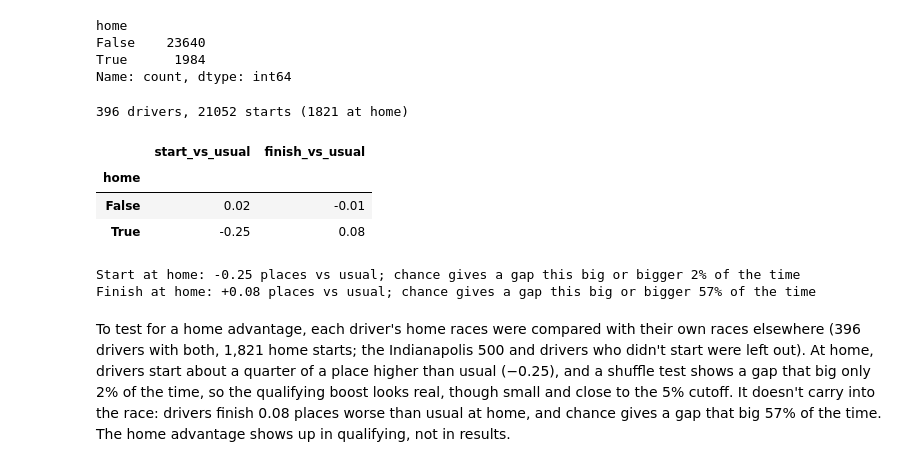
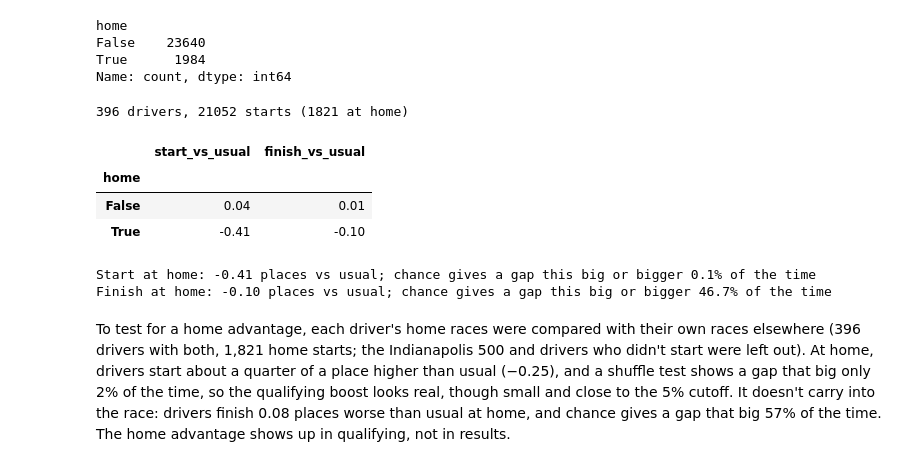
Before and after one commit to Aris-Esfahani/what-decides-an-f1-race, a Jupyter notebook: notebooks/03_test_claims.ipynb, the cells around one changed output. Saved outputs shown, nothing was run; the diff lists cells and outputs as text; code cells hidden in the pictures.

```diff
--- a/notebooks/03_test_claims.ipynb
+++ b/notebooks/03_test_claims.ipynb
@@ -243,24 +243,31 @@ Name: count, dtype: int64
 # %%
 # Only starts from a real grid spot
 compare = starts[starts["grid"] > 0].copy()
+
+# Field sizes have changed a lot (in the 1970s and 1980s Monaco started about 4 fewer cars than other
+# races), so "12th" doesn't mean the same thing in every race. Measure each grid spot and finish against
+# the middle of that race's field instead: 0 = middle, negative = nearer the front.
+# This happens before any drivers are dropped, so the middle is worked out from every car in the race
+compare["grid_vs_field"] = compare["grid"] - compare.groupby("raceId")["grid"].transform("mean")
+compare["finish_vs_field"] = compare["positionOrder"] - compare.groupby("raceId")["positionOrder"].transform("mean")
 
 # Keep drivers with at least one home AND one away start, so each can be compared with themselves
 n_home = compare.groupby("driverId")["home"].transform("sum")
 n_total = compare.groupby("driverId")["home"].transform("size")
 compare = compare[(n_home > 0) & (n_home < n_total)].copy()
 
 # Each start vs. that driver's usual (negative = better than usual, because lower positions are better)
-compare["start_vs_usual"] = compare["grid"] - compare.groupby("driverId")["grid"].transform("mean")
-compare["finish_vs_usual"] = compare["positionOrder"] - compare.groupby("driverId")["positionOrder"].transform("mean")
+compare["start_vs_usual"] = compare["grid_vs_field"] - compare.groupby("driverId")["grid_vs_field"].transform("mean")
+compare["finish_vs_usual"] = compare["finish_vs_field"] - compare.groupby("driverId")["finish_vs_field"].transform("mean")
 
 print(f"{compare['driverId'].nunique()} drivers, {len(compare)} starts ({compare['home'].sum()} at home)")
 compare.groupby("home")[["start_vs_usual", "finish_vs_usual"]].mean().round(2)
 # %% [output]
 396 drivers, 21052 starts (1821 at home)
 |  | start_vs_usual | finish_vs_usual |
 | home |  |  |
-| False | 0.02 | -0.01 |
-| True | -0.25 | 0.08 |
+| False | 0.04 | 0.01 |
+| True | -0.41 | -0.10 |
 # %%
 rng = np.random.default_rng(42)  # same "random" result every run
 
@@ -278,11 +285,11 @@ for i in range(1000):
 start_share = (np.abs(fake_start) >= abs(observed_start)).mean()
 finish_share = (np.abs(fake_finish) >= abs(observed_finish)).mean()
 
-print(f"Start at home: {observed_start:+.2f} places vs usual; chance gives a gap this big or bigger {start_share:.0%} of the time")
-print(f"Finish at home: {observed_finish:+.2f} places vs usual; chance gives a gap this big or bigger {finish_share:.0%} of the time")
+print(f"Start at home: {observed_start:+.2f} places vs usual; chance gives a gap this big or bigger {start_share:.1%} of the time")
+print(f"Finish at home: {observed_finish:+.2f} places vs usual; chance gives a gap this big or bigger {finish_share:.1%} of the time")
 # %% [output]
-Start at home: -0.25 places vs usual; chance gives a gap this big or bigger 2% of the time
-Finish at home: +0.08 places vs usual; chance gives a gap this big or bigger 57% of the time
+Start at home: -0.41 places vs usual; chance gives a gap this big or bigger 0.1% of the time
+Finish at home: -0.10 places vs usual; chance gives a gap this big or bigger 46.7% of the time
 # %% [markdown]
 To test for a home advantage, each driver's home races were compared with their own races elsewhere (396 drivers with both, 1,821 home starts; the Indianapolis 500 and drivers who didn't start were left out). At home, drivers start about a quarter of a place higher than usual (−0.25), and a shuffle test shows a gap that big only 2% of the time, so the qualifying boost looks real, though small and close to the 5% cutoff. It doesn't carry into the race: drivers finish 0.08 places worse than usual at home, and chance gives a gap that big 57% of the time. The home advantage shows up in qualifying, not in results.
 # %% [markdown]
```
Also changed, not shown: parts of 2 cells of this notebook, 3 other files.
